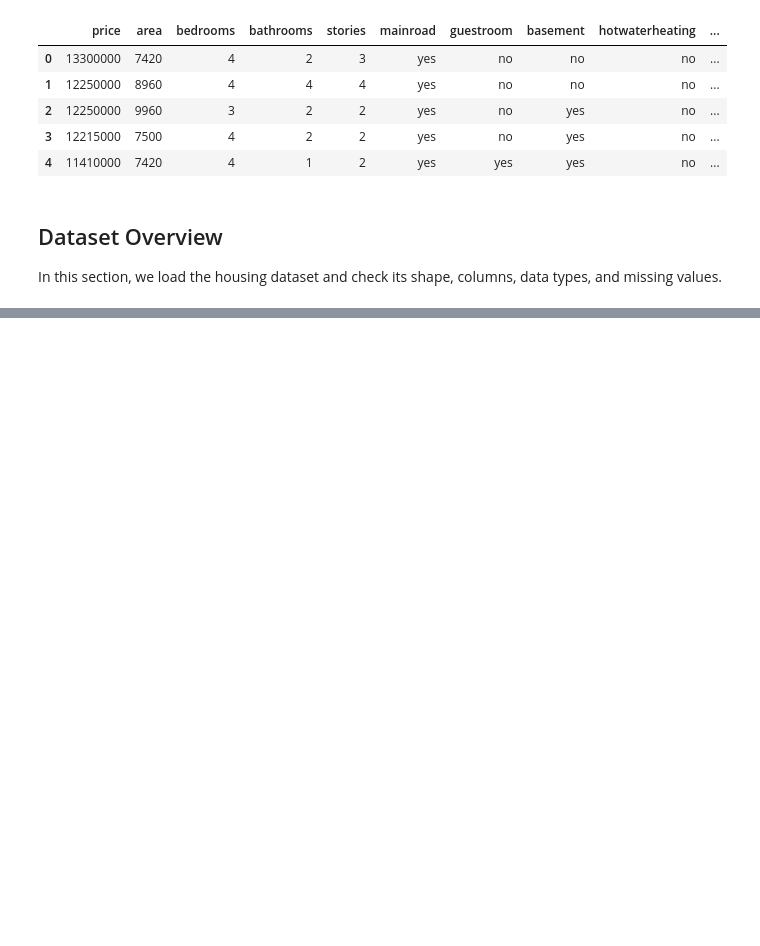
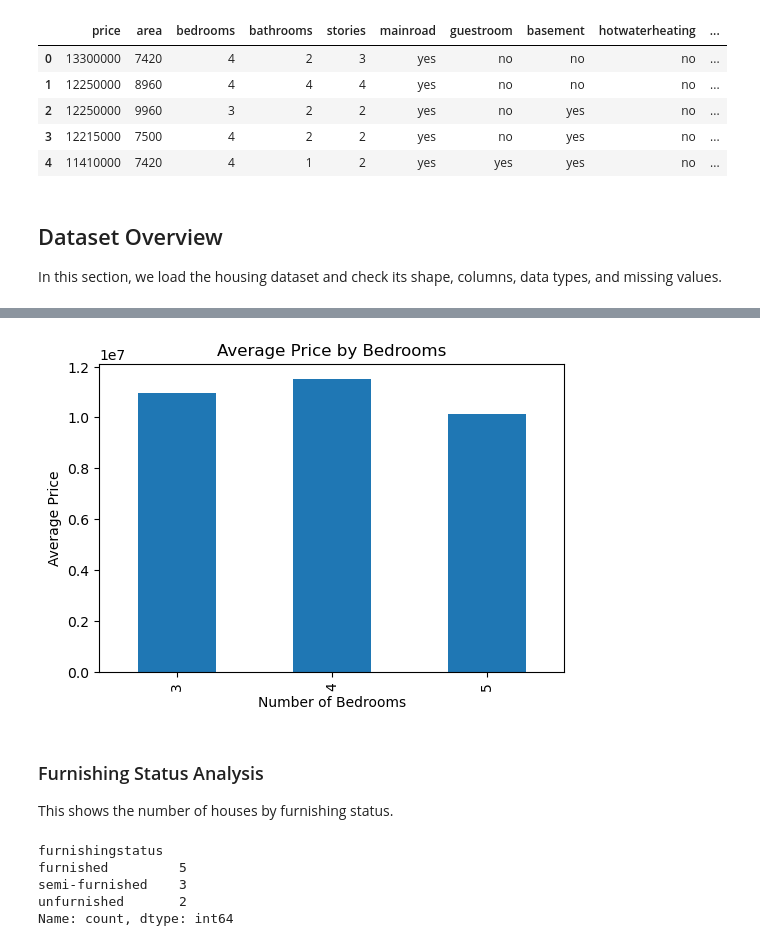
Before and after one commit to itsksfit/house-price-prediction-ml, a Jupyter notebook: notebooks/01_house_price_prediction.ipynb, the cells around one changed output, grey strips where cells are left out. Cells and saved outputs as stored; diff of their text form; code cells hidden in the pictures; blank space fills up the shorter version.

Commit message:
Add exploratory data analysis

```diff
--- a/notebooks/01_house_price_prediction.ipynb
+++ b/notebooks/01_house_price_prediction.ipynb
@@ -23,0 +140,21 @@ In this section, we load the housing dataset and check its shape, columns, data
+# %%
+plt.figure(figsize=(6,4))
+avg_price_bedrooms.plot(kind="bar")
+plt.xlabel("Number of Bedrooms")
+plt.ylabel("Average Price")
+plt.title("Average Price by Bedrooms")
+plt.show()
+# %% [output]
+[figure, added]
+# %% [markdown]
+### Furnishing Status Analysis
+
+This shows the number of houses by furnishing status.
+# %%
+df["furnishingstatus"].value_counts()
+# %% [output]
+furnishingstatus
+furnished         5
+semi-furnished    3
+unfurnished       2
+Name: count, dtype: int64
```
Also changed, not shown: parts of 21 cells of this notebook.
